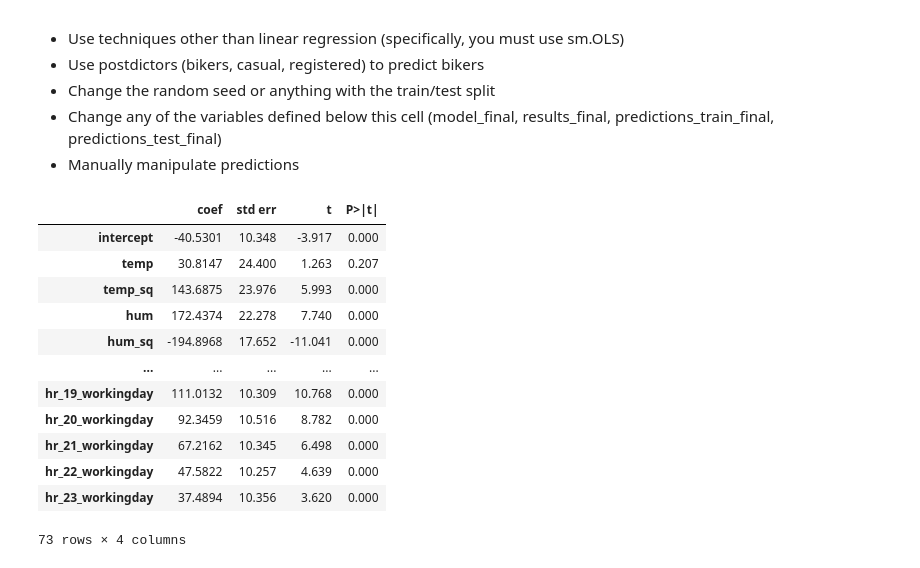
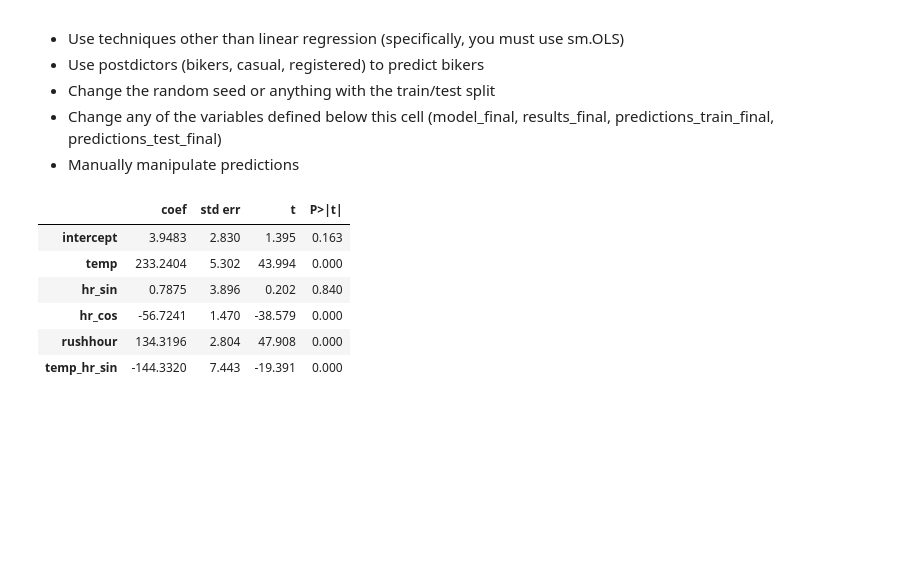
Before and after one commit to mkoz40/code_2600, a Jupyter notebook: mod05_nonlinear.ipynb, the cells around one changed output. Cells and saved outputs as stored; diff of their text form; code cells hidden in the pictures; blank space fills up the shorter version.

```diff
--- a/mod05_nonlinear.ipynb
+++ b/mod05_nonlinear.ipynb
@@ -346,34 +310,25 @@ for col in hr_dummy_cols:
 # %%
 # Build your linear regression model here.
-vars_to_include = (
-    ['intercept',
-     'temp',
-     'temp_sq',
-     'hum',
-     'hum_sq',
-     'windspeed',
-     'workingday']
-    + dummy_cols
-    + interaction_cols
-)
+vars_to_include = [
+    'intercept',
+    'temp',
+    'hr_sin',
+    'hr_cos',
+    'rushhour',
+    'temp_hr_sin'
+]
 
 model_final = sm.OLS(y_train, X_train[vars_to_include])
 results_final = model_final.fit()
 summarize(results_final)
 # %% [output]
 |  | coef | std err | t | P>|t| |
-| intercept | -40.5301 | 10.348 | -3.917 | 0.000 |
-| temp | 30.8147 | 24.400 | 1.263 | 0.207 |
-| temp_sq | 143.6875 | 23.976 | 5.993 | 0.000 |
-| hum | 172.4374 | 22.278 | 7.740 | 0.000 |
-| hum_sq | -194.8968 | 17.652 | -11.041 | 0.000 |
-| ... | ... | ... | ... | ... |
-| hr_19_workingday | 111.0132 | 10.309 | 10.768 | 0.000 |
-| hr_20_workingday | 92.3459 | 10.516 | 8.782 | 0.000 |
-| hr_21_workingday | 67.2162 | 10.345 | 6.498 | 0.000 |
-| hr_22_workingday | 47.5822 | 10.257 | 4.639 | 0.000 |
-| hr_23_workingday | 37.4894 | 10.356 | 3.620 | 0.000 |
+| intercept | 3.9483 | 2.830 | 1.395 | 0.163 |
+| temp | 233.2404 | 5.302 | 43.994 | 0.000 |
+| hr_sin | 0.7875 | 3.896 | 0.202 | 0.840 |
+| hr_cos | -56.7241 | 1.470 | -38.579 | 0.000 |
+| rushhour | 134.3196 | 2.804 | 47.908 | 0.000 |
+| temp_hr_sin | -144.3320 | 7.443 | -19.391 | 0.000 |
-73 rows × 4 columns
 # %%
 predictions_train_final = predict(X_train[vars_to_include], results_final)
 print('MSE train: ', mse(y_train, predictions_train_final))
```
Also changed, not shown: parts of 3 cells of this notebook.
